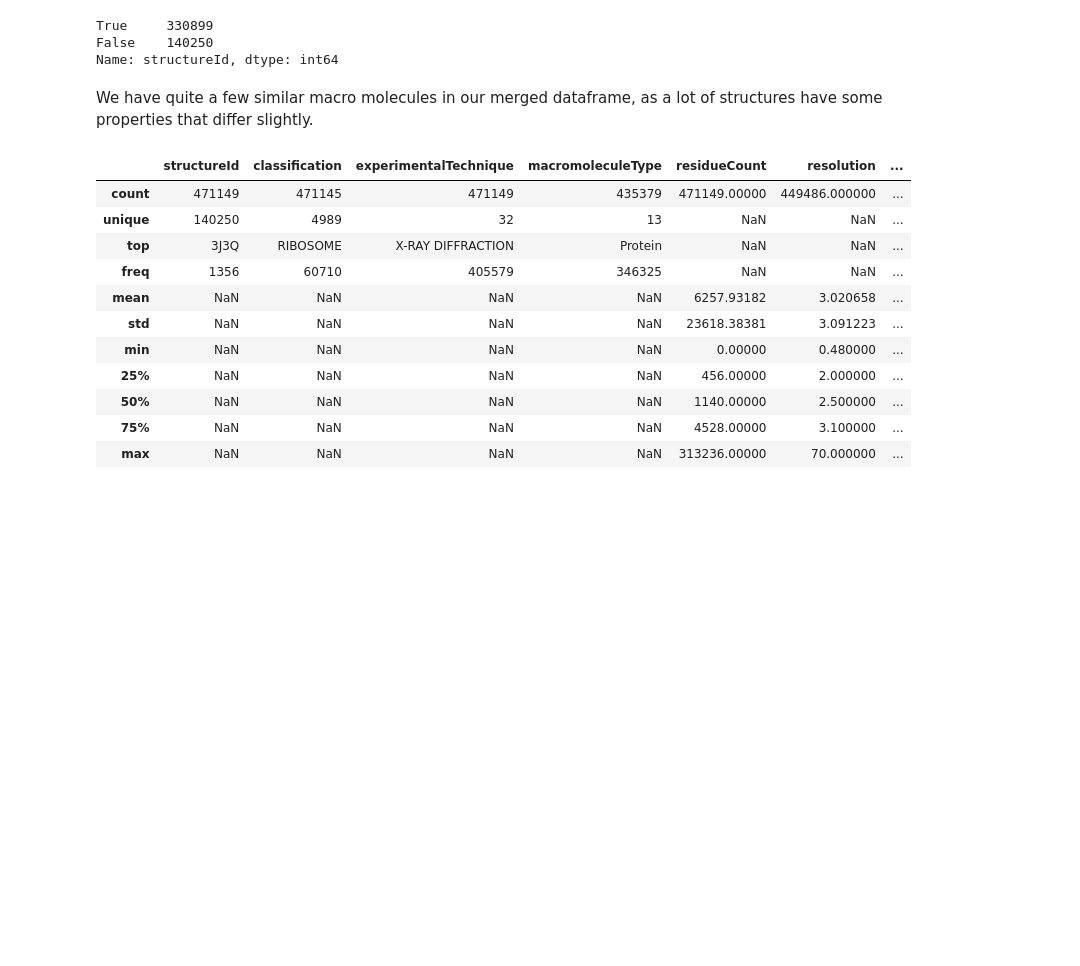
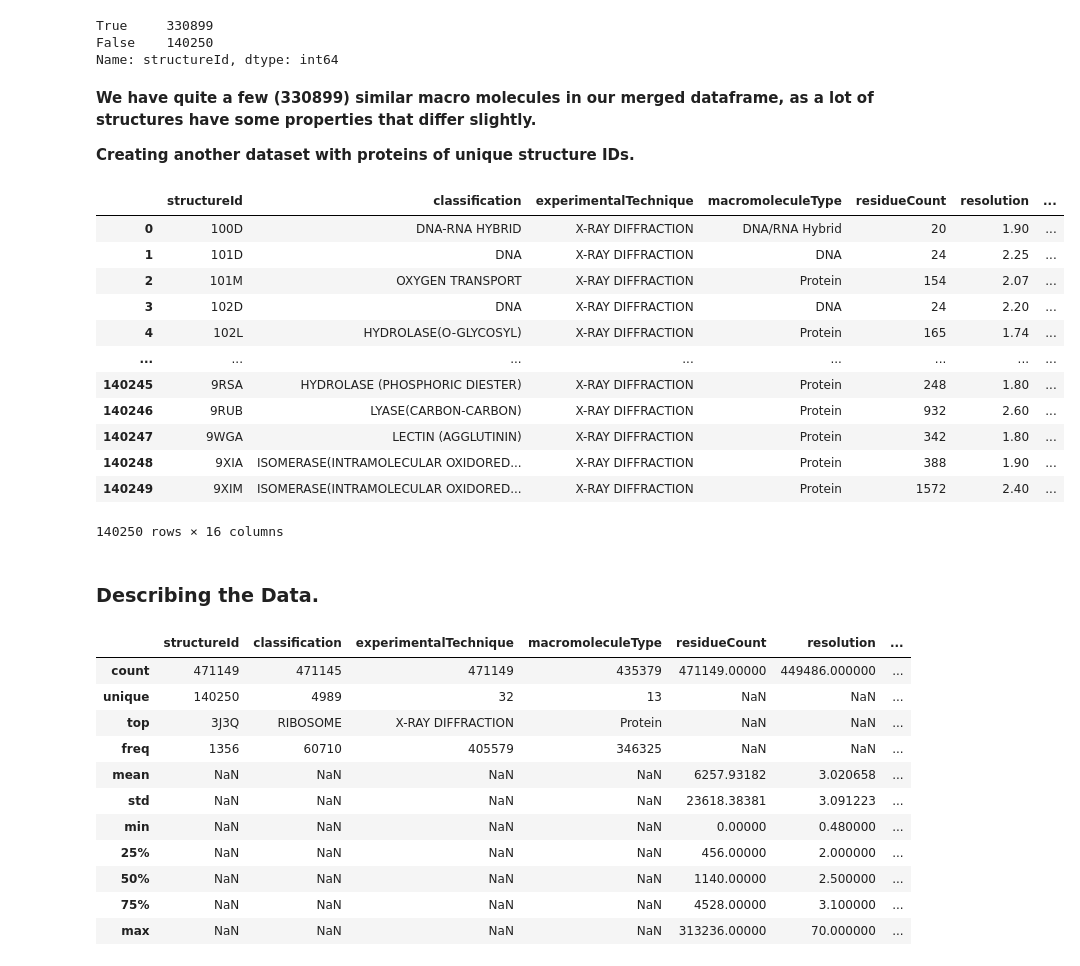
Before and after one commit to vkolupayev/Data-Science-Machine-Learning.-Protein-Classification, a Jupyter notebook: Structural_Protein_Sequences.ipynb, the cells around one changed output. Cells and saved outputs as stored; diff of their text form; code cells hidden in the pictures; blank space fills up the shorter version.

```diff
--- a/Structural_Protein_Sequences.ipynb
+++ b/Structural_Protein_Sequences.ipynb
@@ -403,7 +410,28 @@ True     330899
 False    140250
 Name: structureId, dtype: int64
 # %% [markdown]
-We have quite a few similar macro molecules in our merged dataframe, as a lot of structures have some properties that differ slightly.
+**We have quite a few (330899) similar macro molecules in our merged dataframe, as a lot of structures have some properties that differ slightly.**
+
+**Creating another dataset with proteins of unique structure IDs.**
+# %%
+unique_df = full_df[~full_df.structureId.duplicated()].reset_index(drop=True)
+unique_df
+# %% [output]
+|  | structureId | classification | experimentalTechnique | macromoleculeType | residueCount | resolution | ... |
+| 0 | 100D | DNA-RNA HYBRID | X-RAY DIFFRACTION | DNA/RNA Hybrid | 20 | 1.90 | ... |
+| 1 | 101D | DNA | X-RAY DIFFRACTION | DNA | 24 | 2.25 | ... |
+| 2 | 101M | OXYGEN TRANSPORT | X-RAY DIFFRACTION | Protein | 154 | 2.07 | ... |
+| 3 | 102D | DNA | X-RAY DIFFRACTION | DNA | 24 | 2.20 | ... |
+| 4 | 102L | HYDROLASE(O-GLYCOSYL) | X-RAY DIFFRACTION | Protein | 165 | 1.74 | ... |
+| ... | ... | ... | ... | ... | ... | ... | ... |
+| 140245 | 9RSA | HYDROLASE (PHOSPHORIC DIESTER) | X-RAY DIFFRACTION | Protein | 248 | 1.80 | ... |
+| 140246 | 9RUB | LYASE(CARBON-CARBON) | X-RAY DIFFRACTION | Protein | 932 | 2.60 | ... |
+| 140247 | 9WGA | LECTIN (AGGLUTININ) | X-RAY DIFFRACTION | Protein | 342 | 1.80 | ... |
+| 140248 | 9XIA | ISOMERASE(INTRAMOLECULAR OXIDORED... | X-RAY DIFFRACTION | Protein | 388 | 1.90 | ... |
+| 140249 | 9XIM | ISOMERASE(INTRAMOLECULAR OXIDORED... | X-RAY DIFFRACTION | Protein | 1572 | 2.40 | ... |
+140250 rows × 16 columns
+# %% [markdown]
+### Describing the Data.
 # %%
 full_df.describe(include='all')
 # %% [output]
```
Also changed, not shown: parts of 112 cells of this notebook.
